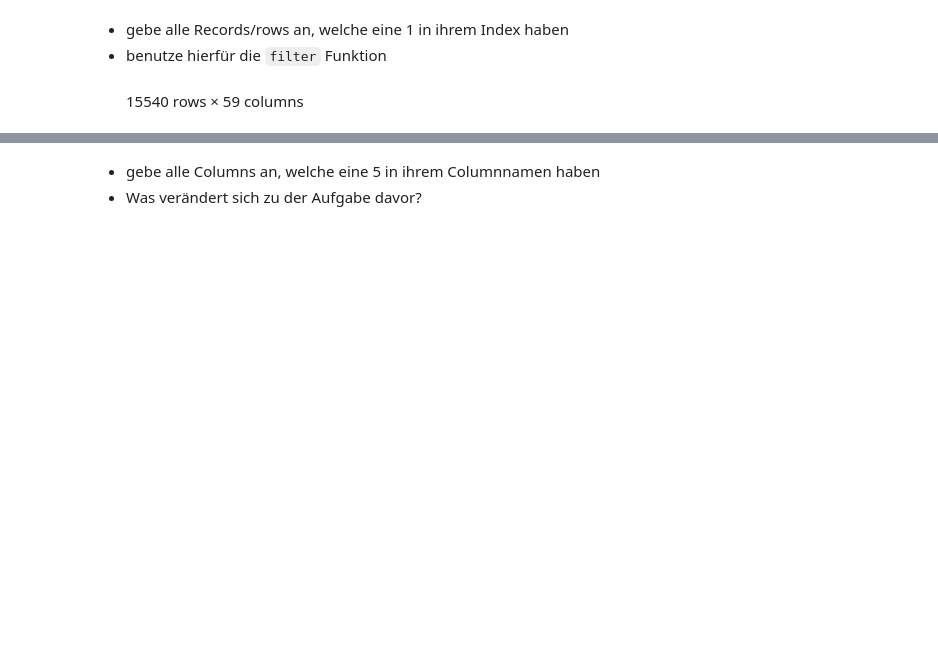
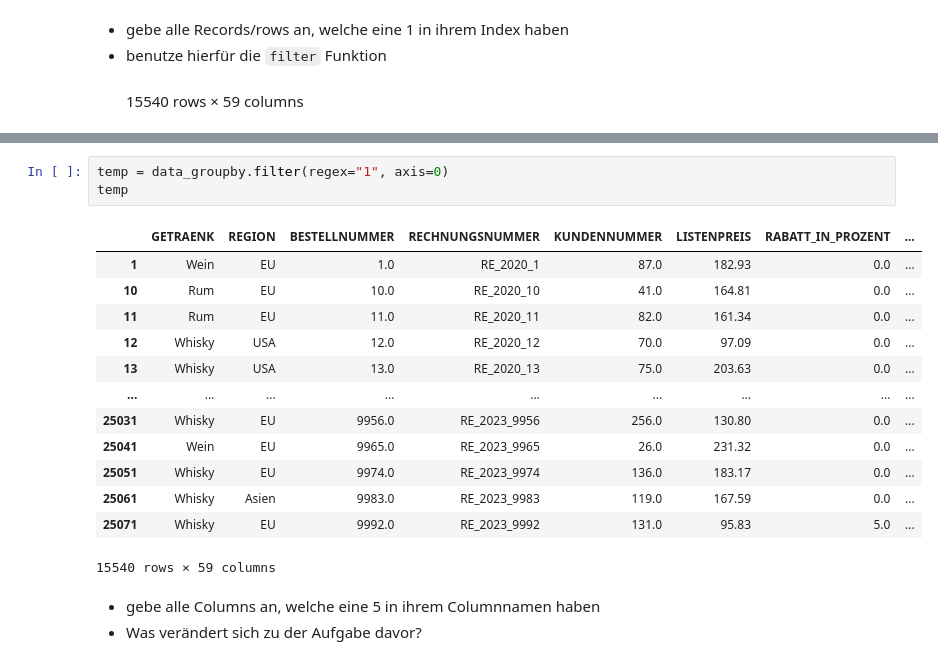
Before and after one commit to ImFin3/Fortgeschrittene-Programmierung-Uebungen, a Jupyter notebook: 09_Basis_Transformieren.ipynb, the cells around one changed output, grey strips where cells are left out. Drawn from its saved outputs; the diff is of its cells as text; blank space fills up the shorter version.

```diff
--- a/09_Basis_Transformieren.ipynb
+++ b/09_Basis_Transformieren.ipynb
@@ -158,3 +251,20 @@ map&filter transformed= [1, 4, 6, 1, 3, 2, 1, 2]
+# %%
+temp = data_groupby.filter(regex="1", axis=0)
+temp
+# %% [output]
+|  | GETRAENK | REGION | BESTELLNUMMER | RECHNUNGSNUMMER | KUNDENNUMMER | LISTENPREIS | RABATT_IN_PROZENT | ... |
+| 1 | Wein | EU | 1.0 | RE_2020_1 | 87.0 | 182.93 | 0.0 | ... |
+| 10 | Rum | EU | 10.0 | RE_2020_10 | 41.0 | 164.81 | 0.0 | ... |
+| 11 | Rum | EU | 11.0 | RE_2020_11 | 82.0 | 161.34 | 0.0 | ... |
+| 12 | Whisky | USA | 12.0 | RE_2020_12 | 70.0 | 97.09 | 0.0 | ... |
+| 13 | Whisky | USA | 13.0 | RE_2020_13 | 75.0 | 203.63 | 0.0 | ... |
+| ... | ... | ... | ... | ... | ... | ... | ... | ... |
+| 25031 | Whisky | EU | 9956.0 | RE_2023_9956 | 256.0 | 130.80 | 0.0 | ... |
+| 25041 | Wein | EU | 9965.0 | RE_2023_9965 | 26.0 | 231.32 | 0.0 | ... |
+| 25051 | Whisky | EU | 9974.0 | RE_2023_9974 | 136.0 | 183.17 | 0.0 | ... |
+| 25061 | Whisky | Asien | 9983.0 | RE_2023_9983 | 119.0 | 167.59 | 0.0 | ... |
+| 25071 | Whisky | EU | 9992.0 | RE_2023_9992 | 131.0 | 95.83 | 5.0 | ... |
+15540 rows × 59 columns
 # %% [markdown]
 - gebe alle Columns an, welche eine 5 in ihrem Columnnamen haben
 - Was verändert sich zu der Aufgabe davor?
```
Also changed, not shown: parts of 65 cells of this notebook, 6 other files.
